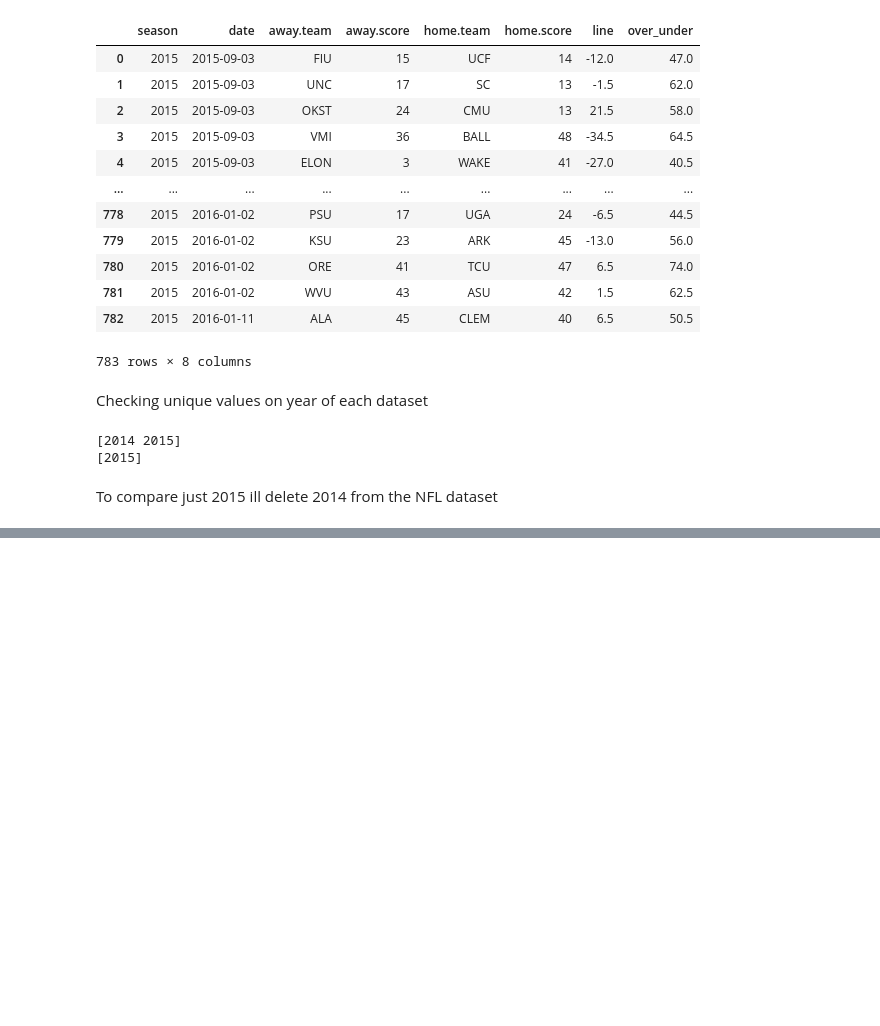
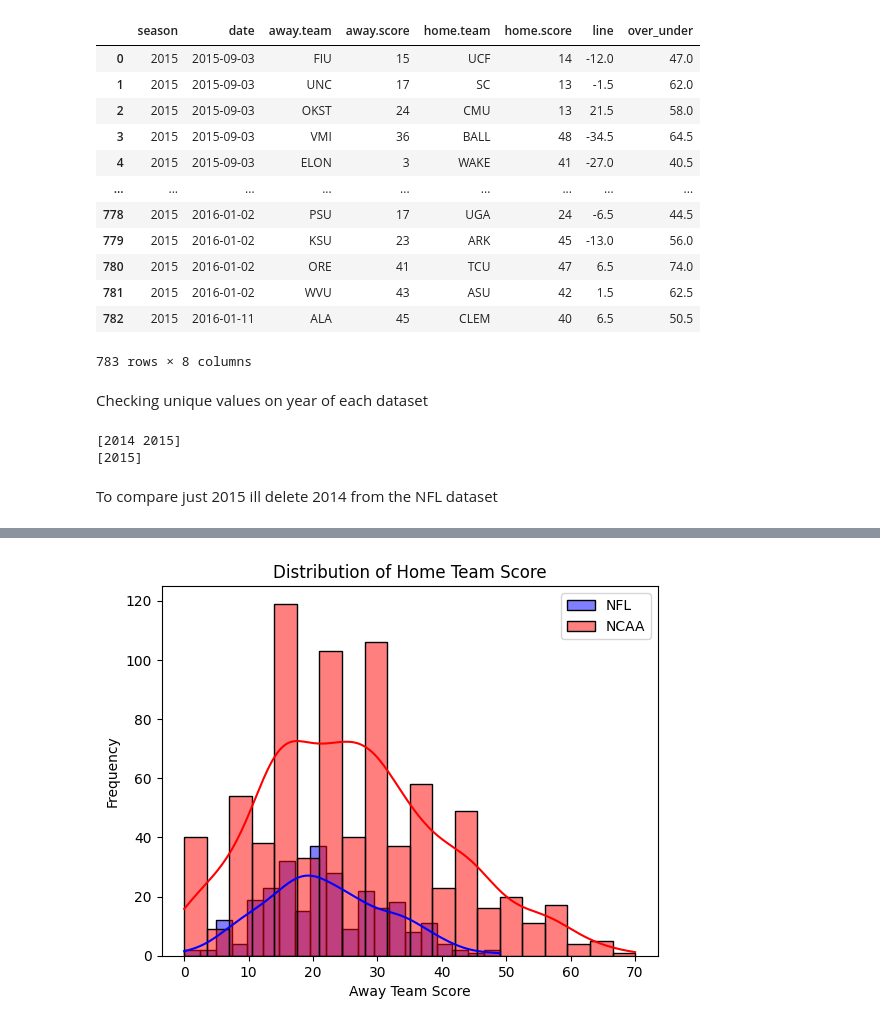
Before and after one commit to feliperodriguessd/Projetos, a Jupyter notebook: Pro_college.ipynb, the cells around one changed output, grey strips where cells are left out. Saved outputs shown, nothing was run; the diff lists cells and outputs as text; code cells hidden in the pictures; blank space fills up the shorter version.

```diff
--- a/Pro_college.ipynb
+++ b/Pro_college.ipynb
@@ -54,0 +90,10 @@ ncaa_df_data_common = ncaa_df[ncaa_df['season'].isin(common_years)]
+# %%
+sns.histplot(nfl_df_data_common['away.score'], bins=20, kde=True, color='blue', label='NFL')
+sns.histplot(ncaa_df_data_common['away.score'], bins=20, kde=True, color='Red', label='NCAA')
+plt.legend()
+plt.xlabel('Away Team Score')
+plt.ylabel('Frequency')
+plt.title('Distribution of Home Team Score')
+plt.show()
+# %% [output]
+[figure, added]
```
Also changed, not shown: parts of 7 cells of this notebook.
